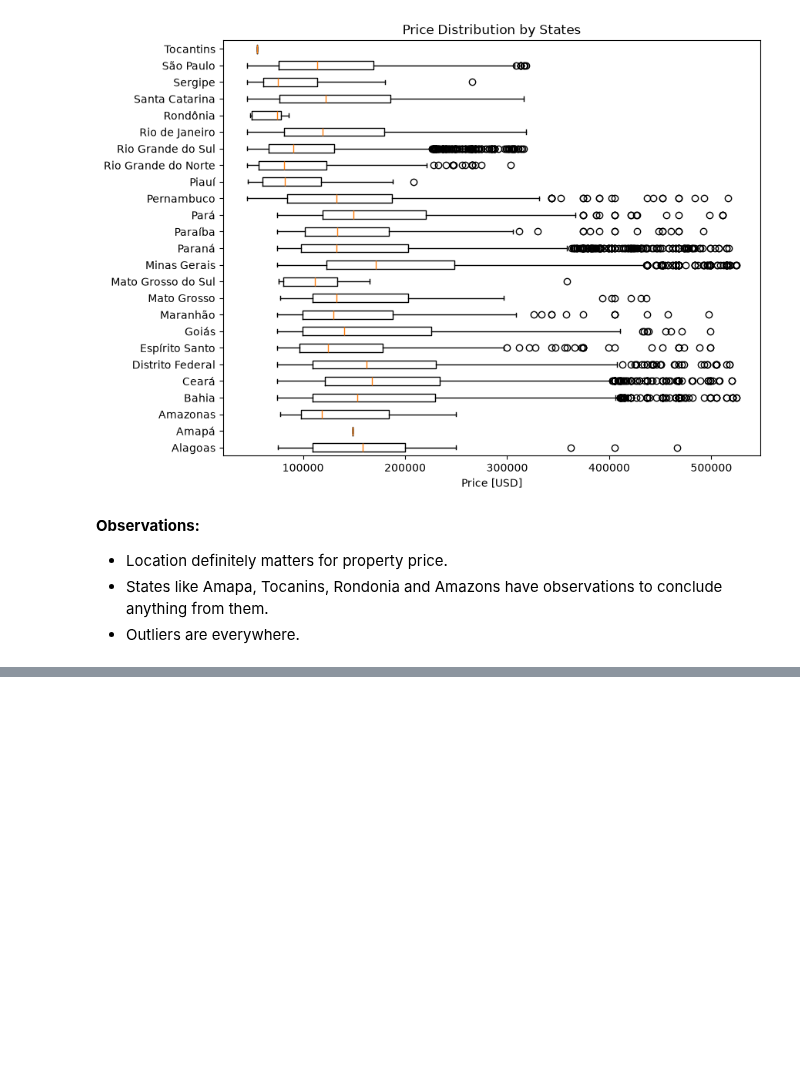
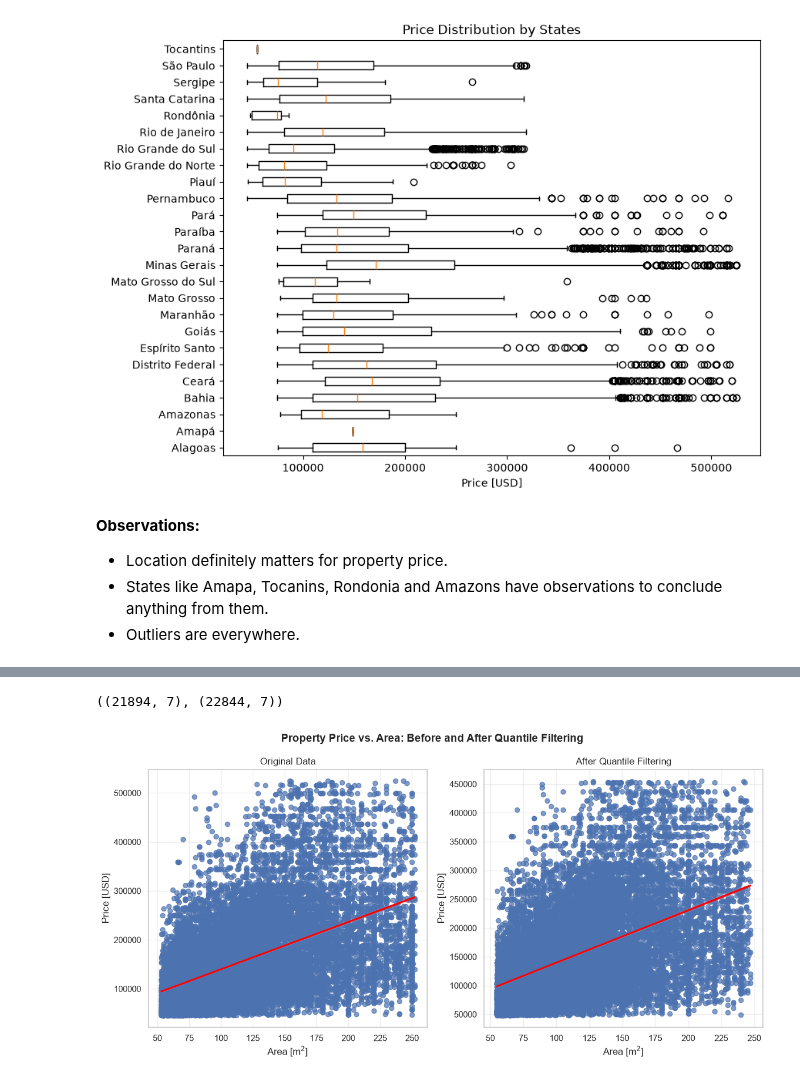
Before and after one commit to rounak173/Brazil-Real-Estate-EDA, a Jupyter notebook: eda_brazil_real_estate.ipynb, the cells around one changed output, grey strips where cells are left out. Drawn from its saved outputs; the diff is of its cells as text; code cells hidden in the pictures; blank space fills up the shorter version.

```diff
--- a/eda_brazil_real_estate.ipynb
+++ b/eda_brazil_real_estate.ipynb
@@ -477,0 +513,50 @@ Name: count, dtype: int64
+# %%
+df_clean.shape, df.shape
+# %% [output]
+((21894, 7), (22844, 7))
+# %%
+# ======= Plotting the price vs. area for both original data and filtered (cleaned) data ========
+# Create figure and axis explicitly
+fig, ax = plt.subplots(1, 2, figsize=(12, 6))
+
+# Plot scatter + trendline for the original dataframe
+sns.regplot(
+    data = df,
+    x="area_m2",
+    y="price_usd",
+    line_kws={"color":"red"},
+    scatter_kws={"alpha":0.7},
+    ax=ax[0]     # Pass the axis to seaborn
+)
+
+# Plot scatterplot + trandline for the cleaned dataframe
+sns.regplot(
+    data=df_clean,
+    x="area_m2",
+    y="price_usd",
+    line_kws={"color":"red"},
+    scatter_kws={"alpha":0.7},
+    ax=ax[1]
+)
+
+# Set labels and title in the original data plot
+ax[0].set_xlabel(r"Area [m$^2$]")
+ax[0].set_ylabel("Price [USD]")
+ax[0].set_title("Original Data")
+ax[0].grid(alpha=0.3)
+
+# Set the labels and title in the filtereed data plot
+ax[1].set_xlabel(r"Area [m$^2$]")
+ax[1].set_ylabel("Price [USD]")
+ax[1].set_title("After Quantile Filtering")
+ax[1].grid(alpha=0.3)
+
+fig.suptitle(
+    "Property Price vs. Area: Before and After Quantile Filtering",
+    fontsize=14,
+    fontweight="bold"
+    )
+plt.tight_layout()      # To make sure the labels aren't cut
+plt.show()
+# %% [output]
+[figure, added]
```
Also changed, not shown: parts of 30 cells of this notebook.
